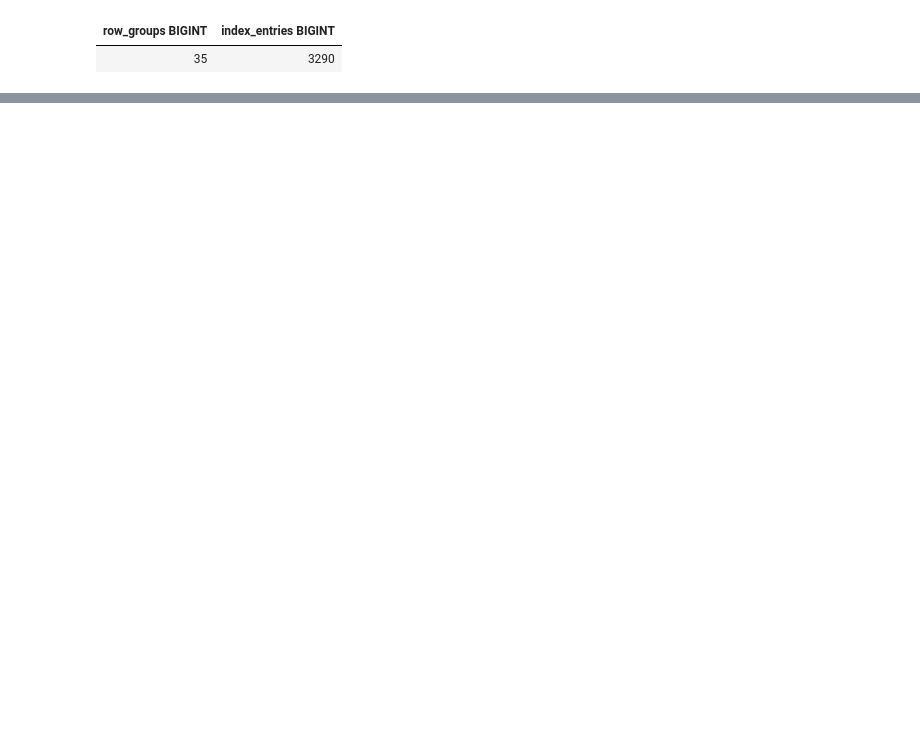
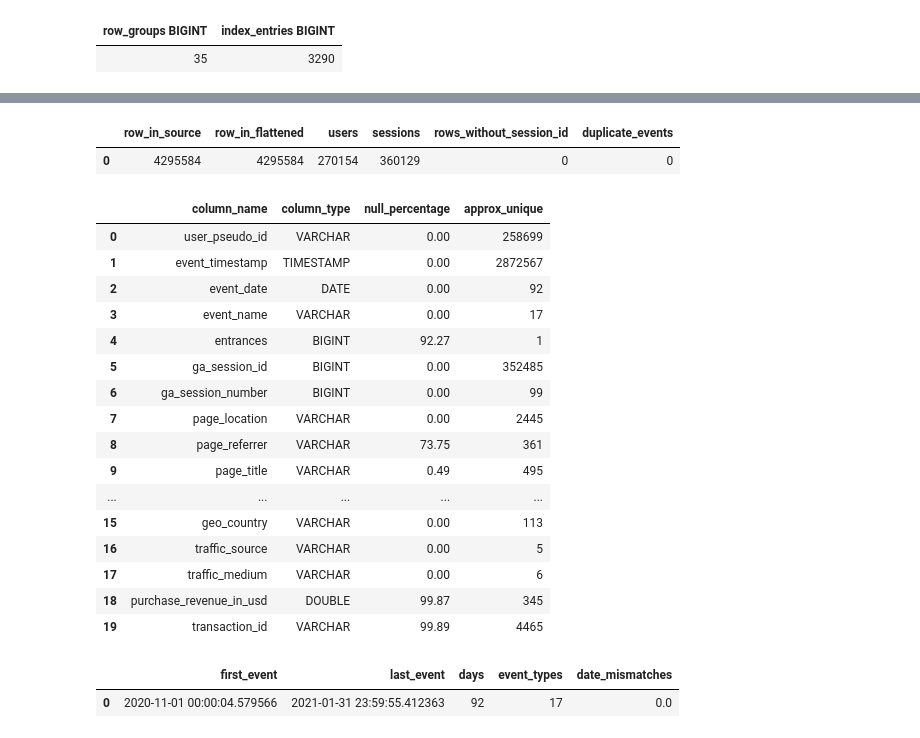
Before and after one commit to lainey2015/ga4dataset-analysis, a Jupyter notebook: analysis_notebooks/01_dataExp_QC.ipynb, the cells around one changed output, grey strips where cells are left out. Cells and saved outputs as stored; diff of their text form; code cells hidden in the pictures; blank space fills up the shorter version.

```diff
--- a/analysis_notebooks/01_dataExp_QC.ipynb
+++ b/analysis_notebooks/01_dataExp_QC.ipynb
@@ -38,0 +119,49 @@ con.sql(f"""
+# %%
+con.sql(f"""
+        select
+                (select count(*) from read_parquet('{DATA}')) as row_in_source,
+                count(*) as row_in_flattened,
+                count(distinct user_pseudo_id) as users,
+                count(distinct(user_pseudo_id, ga_session_id)) as sessions,
+                count(*) - count(ga_session_id) as rows_without_session_id,
+                count(*) - count(distinct(user_pseudo_id, event_timestamp, event_name)) as duplicate_events
+        from ({flattened_sql})
+        """).df()
+# %% [output]
+|  | row_in_source | row_in_flattened | users | sessions | rows_without_session_id | duplicate_events |
+| 0 | 4295584 | 4295584 | 270154 | 360129 | 0 | 0 |
+# %%
+con.sql(f"summarize select * from ({flattened_sql})").df()[
+    ["column_name", "column_type", "null_percentage", "approx_unique"]
+]
+# %% [output]
+|  | column_name | column_type | null_percentage | approx_unique |
+| 0 | user_pseudo_id | VARCHAR | 0.00 | 258699 |
+| 1 | event_timestamp | TIMESTAMP | 0.00 | 2872567 |
+| 2 | event_date | DATE | 0.00 | 92 |
+| 3 | event_name | VARCHAR | 0.00 | 17 |
+| 4 | entrances | BIGINT | 92.27 | 1 |
+| 5 | ga_session_id | BIGINT | 0.00 | 352485 |
+| 6 | ga_session_number | BIGINT | 0.00 | 99 |
+| 7 | page_location | VARCHAR | 0.00 | 2445 |
+| 8 | page_referrer | VARCHAR | 73.75 | 361 |
+| 9 | page_title | VARCHAR | 0.49 | 495 |
+| ... | ... | ... | ... | ... |
+| 15 | geo_country | VARCHAR | 0.00 | 113 |
+| 16 | traffic_source | VARCHAR | 0.00 | 5 |
+| 17 | traffic_medium | VARCHAR | 0.00 | 6 |
+| 18 | purchase_revenue_in_usd | DOUBLE | 99.87 | 345 |
+| 19 | transaction_id | VARCHAR | 99.89 | 4465 |
+# %%
+con.sql(f"""
+    select
+        min(event_timestamp) as first_event,
+        max(event_timestamp) as last_event,
+        count(distinct event_date) as days,
+        count(distinct event_name) as event_types,
+        sum((cast(event_timestamp as date)<> event_date)::int) as date_mismatches
+    from ({flattened_sql})
+    """).df()
+# %% [output]
+|  | first_event | last_event | days | event_types | date_mismatches |
+| 0 | 2020-11-01 00:00:04.579566 | 2021-01-31 23:59:55.412363 | 92 | 17 | 0.0 |
```
Also changed, not shown: parts of 9 cells of this notebook, 5 other files.
